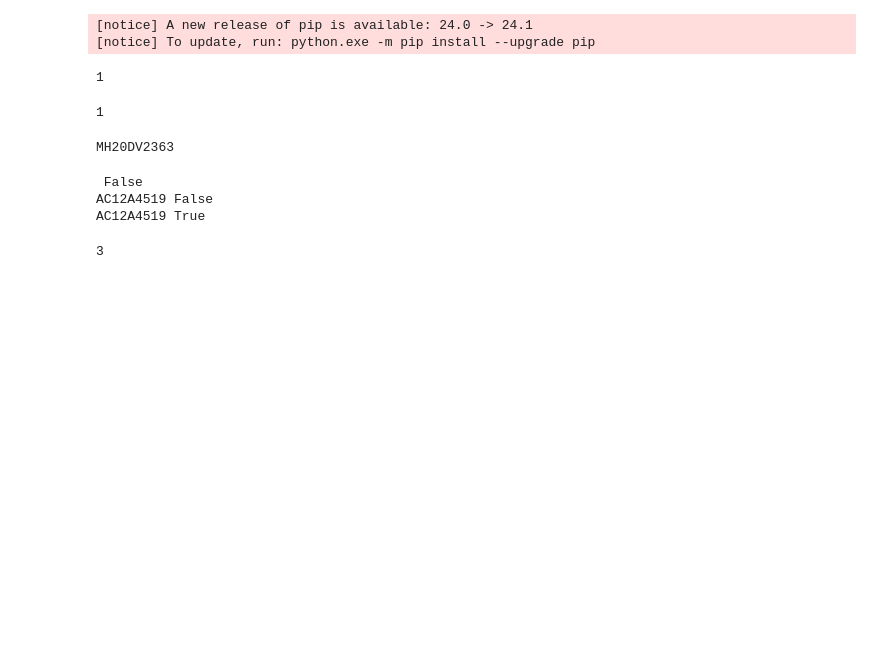
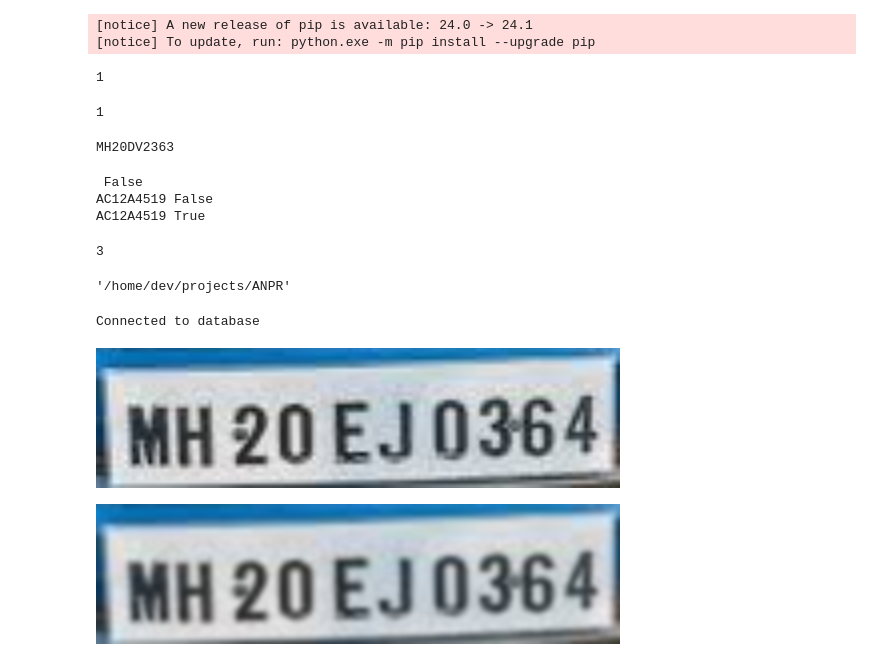
Before and after one commit to Harshrai1023/Automatic-Number-Plate-Recognition-ANPR-Yolo-Streamlit, a Jupyter notebook: experiments/exp.ipynb, the cells around one changed output. Cells and saved outputs as stored; diff of their text form; code cells hidden in the pictures; blank space fills up the shorter version.

Commit message:
database experiment and blurred image

```diff
--- a/experiments/exp.ipynb
+++ b/experiments/exp.ipynb
@@ -560,3 +560,52 @@ AC12A4519 True
 Vehicle.delete().execute()
 # %% [output]
 3
+# %%
+import os
+os.chdir("../")
+os.getcwd()
+# %% [output]
+'/home/dev/projects/ANPR'
+# %%
+from peewee import *
+
+db = SqliteDatabase('vehicles.sqlite')
+
+class VehicleModel(Model):
+    number_plate = CharField()
+    emission_done = BooleanField()
+
+    def __str__(self):
+        return self.number_plate
+
+    class Meta:
+        database = db # This model uses the "people.db" database.
+
+# db.create_tables([VehicleModel])
+try:
+    db.connect()
+    print("Connected to database")
+    car = VehicleModel(number_plate="MH20EE7602", emission_done=True)
+    car.save()
+except Exception as e:
+    print(e)
+# %% [output]
+Connected to database
+# %%
+from PIL import Image, ImageFilter
+
+# Open an existing image
+original_image = Image.open('../detection/images/crop.png')
+
+# Apply a blur filter to the image
+blurred_image = original_image.filter(ImageFilter.GaussianBlur)
+
+# Display the original image
+original_image.show()
+
+# Display the blurred mage
+blurred_image.show()
+blurred_image.save("img.png")
+# %% [output]
+[figure, added]
+[figure, added]
```
Also changed, not shown: 4 other files.
